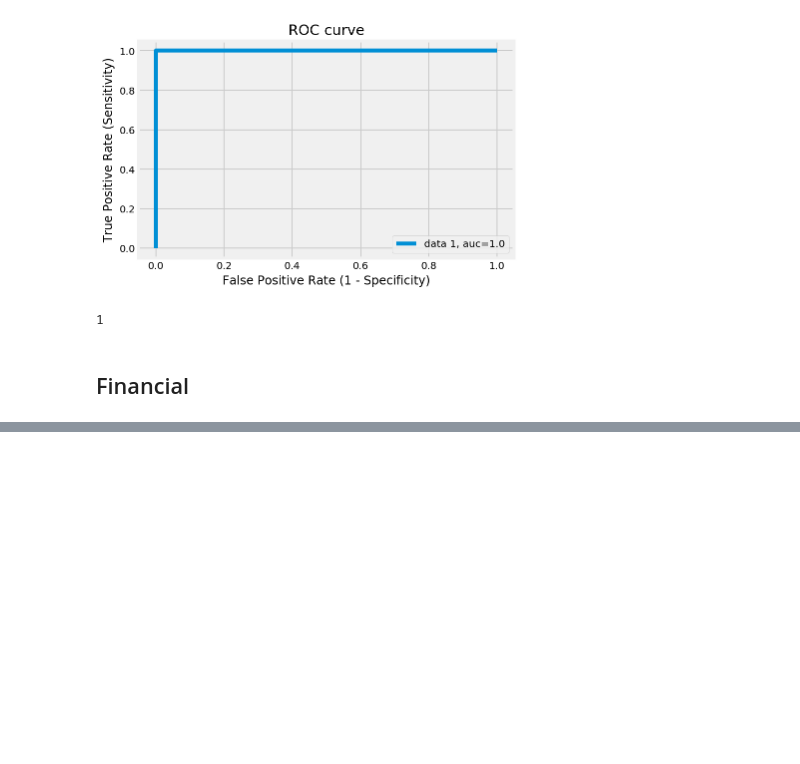
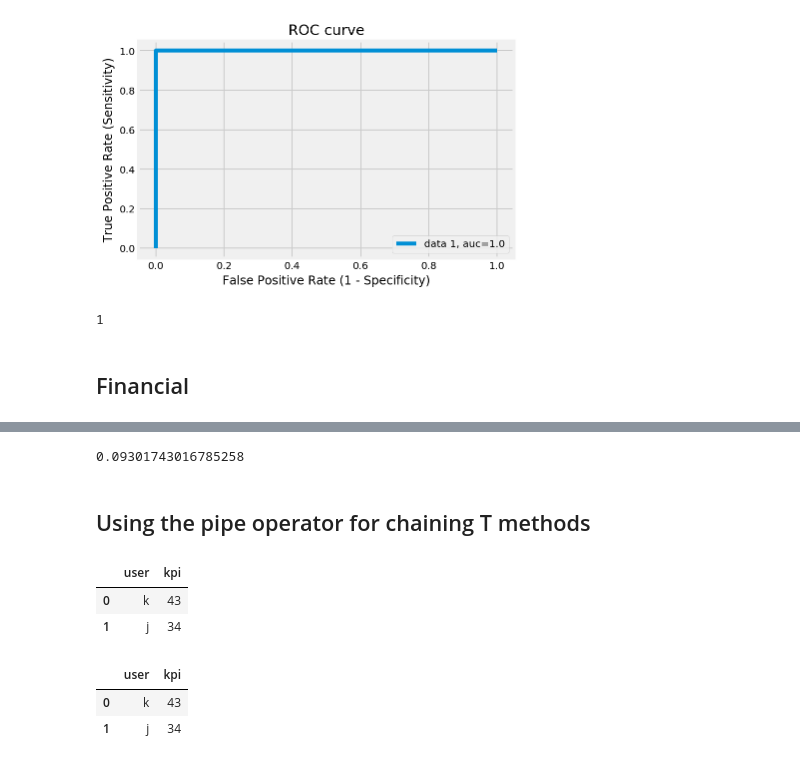
Before and after one commit to al3xandr3/Data-Science-ipynb, a Jupyter notebook: t is for table version2.ipynb, the cells around one changed output, grey strips where cells are left out. Drawn from its saved outputs; the diff is of its cells as text; code cells hidden in the pictures; blank space fills up the shorter version.

```diff
--- a/t is for table version2.ipynb
+++ b/t is for table version2.ipynb
@@ -326,0 +327,32 @@ out1["transactions"]
+# %%
+out1["lift"]
+# %% [output]
+0.09301743016785258
+# %% [markdown]
+## Using the pipe operator for chaining T methods
+# %%
+df = pd.DataFrame( {
+    'user':['k','j','k','t','k','j']
+    ,'period':['pre', 'pre', 'pre', 'pre', 'post','post']
+    , 'kpi':[13,12,2,12,43,34]
+    })
+
+(df
+  .pipe(t.where, "period", "post")
+  .pipe(t.select, "user", "kpi")
+)
+# %% [output]
+|  | user | kpi |
+| 0 | k | 43 |
+| 1 | j | 34 |
+# %%
+#pd.DataFrame.p = pd.DataFrame.pipe
+
+(df
+  .p(t.where, "period", "post")
+  .p(t.select, "user", "kpi")
+)
+# %% [output]
+|  | user | kpi |
+| 0 | k | 43 |
+| 1 | j | 34 |
```
Also changed, not shown: parts of 9 cells of this notebook, 2 other files.
